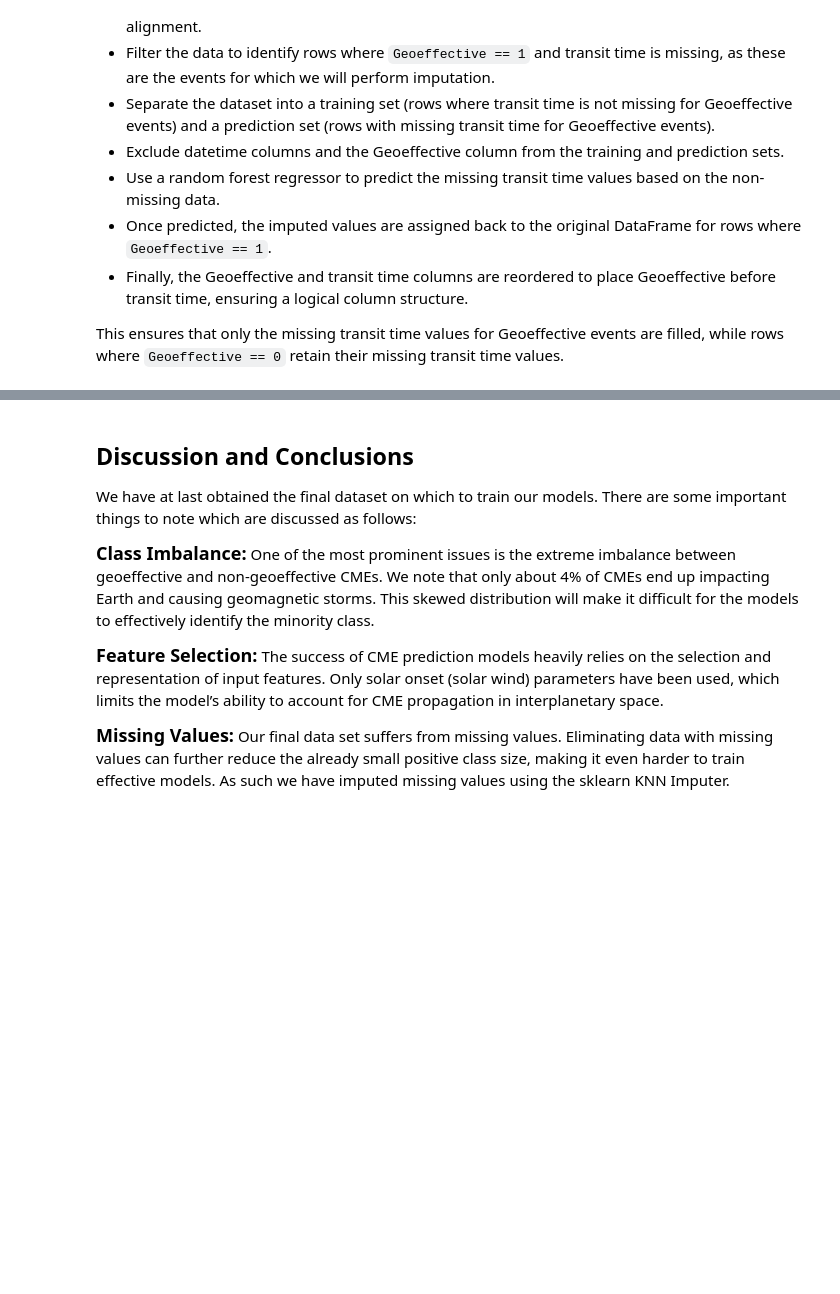
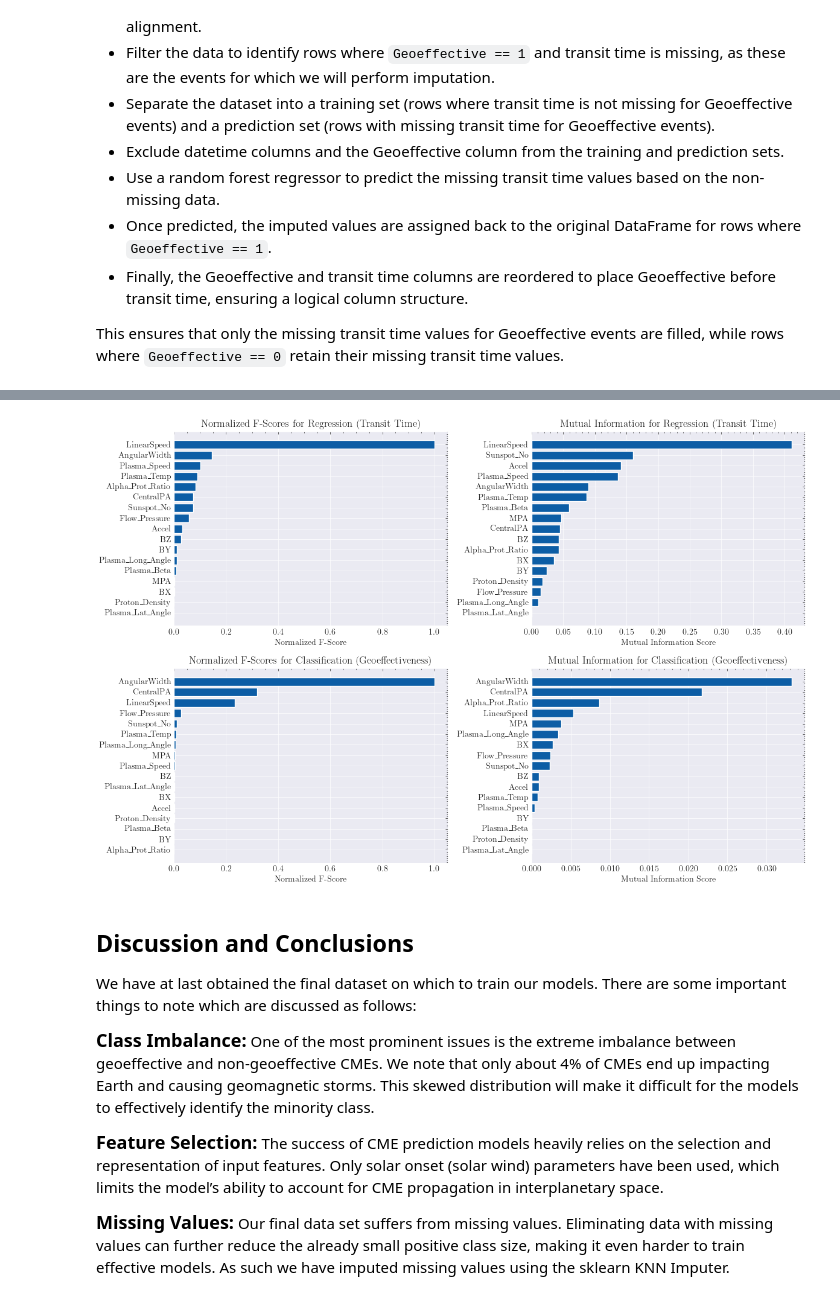
Before and after one commit to yusufmspahi/IBM-Z-Datathon-2024, a Jupyter notebook: data_preprocessing.ipynb, the cells around one changed output, grey strips where cells are left out. Cells and saved outputs as stored; diff of their text form; code cells hidden in the pictures; blank space fills up the shorter version.

```diff
--- a/data_preprocessing.ipynb
+++ b/data_preprocessing.ipynb
@@ -503,3 +524,89 @@ features_imputed_df = features_imputed_df[columns]
+# %%
+# Step 1: Separate the features and targets
+features = features_imputed_df.drop(columns=['Datetime', 'Geoeffective', 'TransitTime'])
+regression_target = features_imputed_df['TransitTime'].dropna()  # Only non-NaN values for TransitTime
+classification_target = features_imputed_df['Geoeffective']
+
+# Step 2: Standardize the features
+scaler = StandardScaler()
+features_scaled = scaler.fit_transform(features)
+
+# Filter corresponding rows for regression (Geoeffective == 1)
+regression_indices = features_imputed_df['Geoeffective'] == 1
+features_regression = features_scaled[regression_indices]
+transit_time_target = features_imputed_df.loc[regression_indices, 'TransitTime'].dropna()
+
+# Step 3: Apply SelectKBest for Regression (TransitTime)
+select_k_best_regression_f = SelectKBest(f_regression, k='all').fit(features_regression, transit_time_target)
+select_k_best_regression_mi = SelectKBest(mutual_info_regression, k='all').fit(features_regression, transit_time_target)
+
+# Step 4: Apply SelectKBest for Classification (Geoeffective)
+select_k_best_classification_f = SelectKBest(f_classif, k='all').fit(features_scaled, classification_target)
+select_k_best_classification_mi = SelectKBest(mutual_info_classif, k='all').fit(features_scaled, classification_target)
+
+# Get the F-scores and mutual information scores
+f_scores_regression = select_k_best_regression_f.scores_
+mi_scores_regression = select_k_best_regression_mi.scores_
+
+f_scores_classification = select_k_best_classification_f.scores_
+mi_scores_classification = select_k_best_classification_mi.scores_
+
+# Step 5: Normalize F-scores
+f_scores_regression_normalized = f_scores_regression / np.max(f_scores_regression)
+f_scores_classification_normalized = f_scores_classification / np.max(f_scores_classification)
+
+# Step 6: Sort features and scores
+# For regression F-scores
+sorted_indices_f_regression = np.argsort(f_scores_regression_normalized)
+features_sorted_f_regression = features.columns[sorted_indices_f_regression]
+f_scores_regression_sorted = f_scores_regression_normalized[sorted_indices_f_regression]
+
+# For regression MI scores
+sorted_indices_mi_regression = np.argsort(mi_scores_regression)
+features_sorted_mi_regression = features.columns[sorted_indices_mi_regression]
+mi_scores_regression_sorted = mi_scores_regression[sorted_indices_mi_regression]
+
+# For classification F-scores
+sorted_indices_f_classification = np.argsort(f_scores_classification_normalized)
+features_sorted_f_classification = features.columns[sorted_indices_f_classification]
+f_scores_classification_sorted = f_scores_classification_normalized[sorted_indices_f_classification]
+
+# For classification MI scores
+sorted_indices_mi_classification = np.argsort(mi_scores_classification)
+features_sorted_mi_classification = features.columns[sorted_indices_mi_classification]
+mi_scores_classification_sorted = mi_scores_classification[sorted_indices_mi_classification]
+
+# Step 7: Create bar plots for the sorted and normalized F-scores and mutual information scores
+plt.figure(figsize=(12, 8))
+
+# Regression F-Score plot
+plt.subplot(2, 2, 1)
+plt.barh(features_sorted_f_regression, f_scores_regression_sorted)
+plt.title('Normalized F-Scores for Regression (Transit Time)')
+plt.xlabel('Normalized F-Score')
+
+# Regression MI Score plot
+plt.subplot(2, 2, 2)
+plt.barh(features_sorted_mi_regression, mi_scores_regression_sorted)
+plt.title('Mutual Information for Regression (Transit Time)')
+plt.xlabel('Mutual Information Score')
+
+# Classification F-Score plot
+plt.subplot(2, 2, 3)
+plt.barh(features_sorted_f_classification, f_scores_classification_sorted)
+plt.title('Normalized F-Scores for Classification (Geoeffectiveness)')
+plt.xlabel('Normalized F-Score')
+
+# Classification MI Score plot
+plt.subplot(2, 2, 4)
+plt.barh(features_sorted_mi_classification, mi_scores_classification_sorted)
+plt.title('Mutual Information for Classification (Geoeffectiveness)')
+plt.xlabel('Mutual Information Score')
+
+plt.tight_layout()
+plt.show()
+# %% [output]
+[figure, added]
 # %% [markdown]
 ## Discussion and Conclusions
 We have at last obtained the final dataset on which to train our models. There are some important things to note which are discussed as follows:
```
Also changed, not shown: parts of 4 cells of this notebook, 7 other files.
